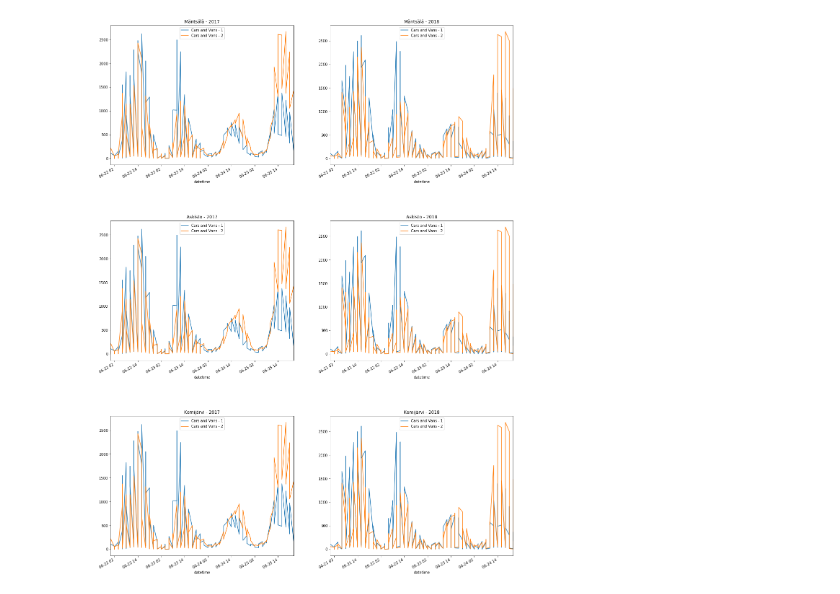
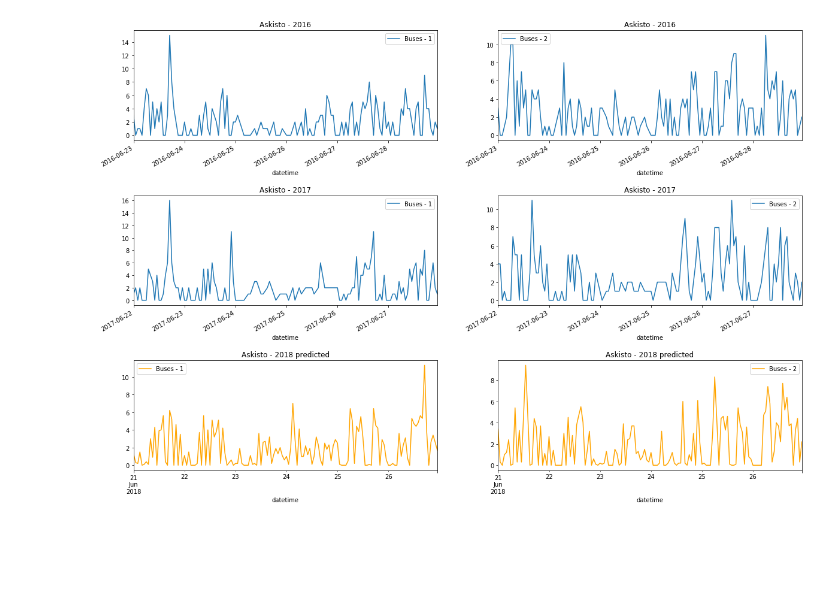
Before and after one commit to veicco/bcg-gamma, a Jupyter notebook: 4 Visualizations.ipynb, the cells around one changed output. Saved outputs shown, nothing was run; the diff lists cells and outputs as text; code cells hidden in the pictures; blank space fills up the shorter version.

Commit message:
midsummer comparison visu

```diff
--- a/4 Visualizations.ipynb
+++ b/4 Visualizations.ipynb
@@ -17,7 +17,7 @@ def combine_historical_and_predicted(historical, prediction):
     historical["predicted"] = False
     prediction["predicted"] = True
     combined = pd.concat([historical, prediction])
-    combined.date = combined.date.apply(pd.to_datetime)
+    combined["date"] = combined.date.apply(pd.to_datetime)
     combined["year"] = combined.date.apply(lambda date: date.year)
     combined["datetime"] = combined.apply(lambda row: row.date + timedelta(hours=int(row.hour[:2])), axis=1)
     combined["week"] = combined.date.apply(lambda date: date.isocalendar()[1])
@@ -25,6 +25,32 @@ def combine_historical_and_predicted(historical, prediction):
     combined.sort_values(by="datetime", inplace=True)
     combined.reset_index(drop=True, inplace=True)
     return combined
+
+def plot_midsummer_comparison(data, historical_years=[2017], volyme_types=["Cars and Vans - 1", "Cars and Vans - 2"], location="Mäntsälä"):
+    """
+    Plot the target date volumes and compare to corresponding prediction for 2018.
+    """
+    years = historical_years + [2018]
+    target_data = data[
+        ((data["week"] == 25) & (data["weekday"].isin([3,4,5,6]))) |
+        ((data["week"] == 26) & (data["weekday"].isin([0,1])))
+    ]
+    target_data = target_data.iloc[::3, :]
+    fig, ax = plt.subplots(nrows=len(years), ncols=len(volyme_types), figsize=(20, 5*len(years)))
+    plt.subplots_adjust(hspace = 0.5)
+    i = 0
+    for year in years:
+        j = 0
+        for volyme_type in volyme_types:
+            axis = ax[i][j]
+            if year == 2018:
+                axis.set_title(location + " - {} predicted".format(year))
+                target_data[target_data.year == year][["datetime"] + [volyme_type]].plot(x="datetime", ax=axis, color="orange")
+            else:
+                axis.set_title(location + " - {}".format(year))
+                target_data[target_data.year == year][["datetime"] + [volyme_type]].plot(x="datetime", ax=axis)
+            j += 1
+        i += 1
 # %%
 # import ts datasets from csv files
 historical = pd.read_csv("historical_ts.csv")
@@ -44,14 +60,0 @@ combined[combined["predicted"] == True].head()
-# %%
-midsummers.date = midsummers.date.apply(pd.to_datetime)
-midsummers["year"] = midsummers.date.apply(lambda date: date.year)
-midsummers["datetime"] = midsummers.apply(lambda row: row.date + timedelta(hours=int(row.hour[:2])), axis=1)
-
-predicted.date = predicted.date.apply(pd.to_datetime)
-predicted["year"] = predicted.date.apply(lambda date: date.year)
-predicted["datetime"] = predicted.apply(lambda row: row.date + timedelta(hours=int(row.hour[:2])), axis=1)
-
-combined = pd.concat([midsummers, predicted])
-
-combined["weekday"] = combined.date.apply(lambda date: date.weekday())
-combined = combined[(combined.weekday >= 3) & (combined.weekday <= 6) & (combined.year >= 2017)]
-combined = combined.iloc[::2, :]
@@ -67,18 +61,5 @@ combined.tail()
-# %%
-years = combined.year.unique()
-locations = combined["LAM Station"].unique()
-
-fig, ax = plt.subplots(nrows=len(locations), ncols=len(years), figsize=(20, 30))
-plt.subplots_adjust(hspace = 0.4)
-
-i = 0
-for year in years:
-    j = 0
-    for location in locations:
-        axis = ax[j][i]
-        axis.set_title(location + " - {}".format(year))
-        combined[combined.year == year][["datetime", "Cars and Vans - 1", "Cars and Vans - 2"]].plot(x="datetime", ax=axis)
-        j += 1
-    i += 1
-# %% [output]
-[figure, removed]
+# %%
+# plot comparison of midsummers
+plot_midsummer_comparison(combined, historical_years=[2016,2017], volyme_types=["Buses - 1", "Buses - 2"], location="Askisto")
+# %% [output]
+[figure, added]
```
Also changed, not shown: parts of 3 cells of this notebook.
